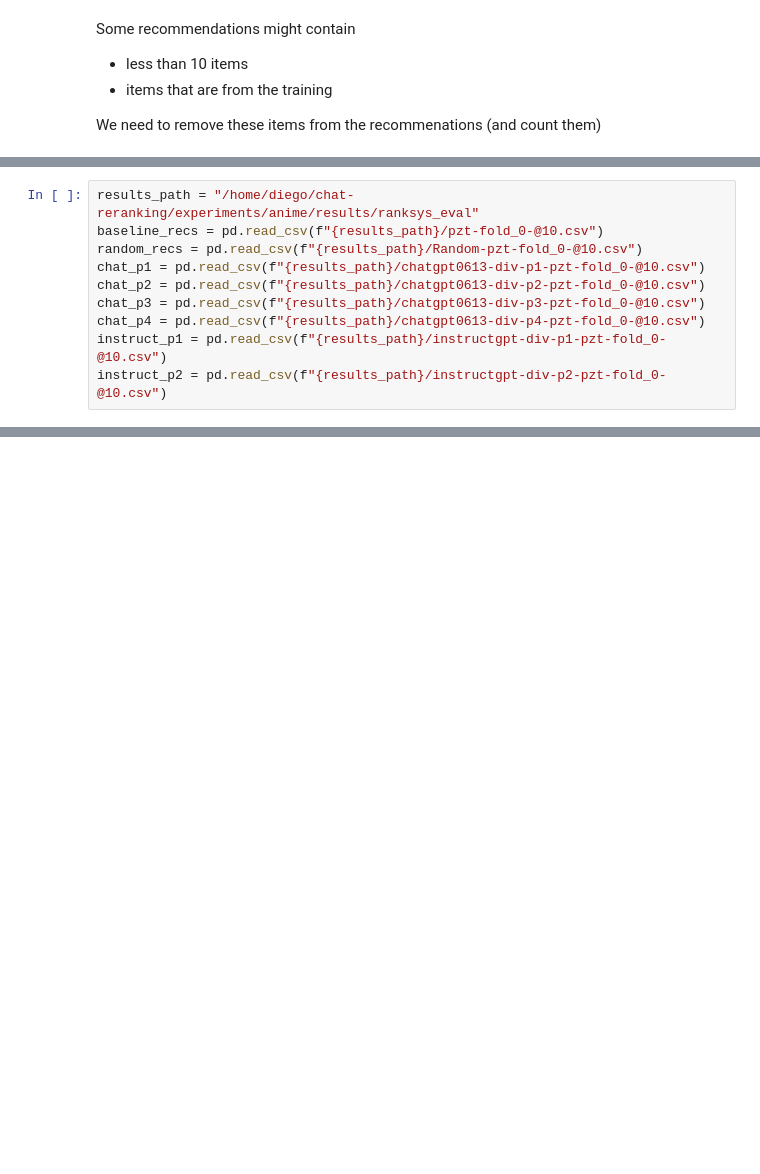
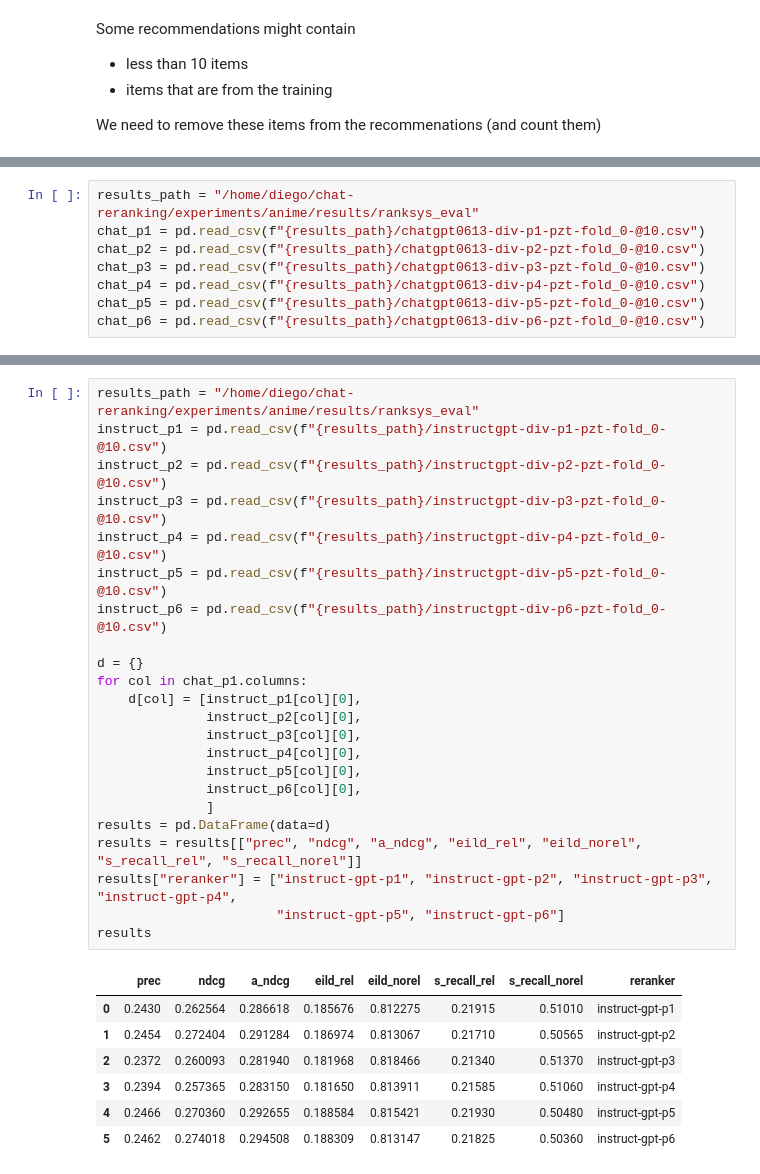
Before and after one commit to cdiego89phd/chat-reranking, a Jupyter notebook: notebooks/results_analysis_anime.ipynb, the cells around one changed output, grey strips where cells are left out. Drawn from its saved outputs; the diff is of its cells as text; blank space fills up the shorter version.

```diff
--- a/notebooks/results_analysis_anime.ipynb
+++ b/notebooks/results_analysis_anime.ipynb
@@ -199,13 +191,11 @@ See the caveats in the documentation: https://pandas.pydata.org/pandas-docs/stab
 # %%
 results_path = "/home/diego/chat-reranking/experiments/anime/results/ranksys_eval"
-baseline_recs = pd.read_csv(f"{results_path}/pzt-fold_0-@10.csv")
-random_recs = pd.read_csv(f"{results_path}/Random-pzt-fold_0-@10.csv")
 chat_p1 = pd.read_csv(f"{results_path}/chatgpt0613-div-p1-pzt-fold_0-@10.csv")
 chat_p2 = pd.read_csv(f"{results_path}/chatgpt0613-div-p2-pzt-fold_0-@10.csv")
 chat_p3 = pd.read_csv(f"{results_path}/chatgpt0613-div-p3-pzt-fold_0-@10.csv")
 chat_p4 = pd.read_csv(f"{results_path}/chatgpt0613-div-p4-pzt-fold_0-@10.csv")
-instruct_p1 = pd.read_csv(f"{results_path}/instructgpt-div-p1-pzt-fold_0-@10.csv")
-instruct_p2 = pd.read_csv(f"{results_path}/instructgpt-div-p2-pzt-fold_0-@10.csv")
+chat_p5 = pd.read_csv(f"{results_path}/chatgpt0613-div-p5-pzt-fold_0-@10.csv")
+chat_p6 = pd.read_csv(f"{results_path}/chatgpt0613-div-p6-pzt-fold_0-@10.csv")
 # %%
 d = {}
 for col in chat_p1.columns:
@@ -235,0 +222,31 @@ results
+# %%
+results_path = "/home/diego/chat-reranking/experiments/anime/results/ranksys_eval"
+instruct_p1 = pd.read_csv(f"{results_path}/instructgpt-div-p1-pzt-fold_0-@10.csv")
+instruct_p2 = pd.read_csv(f"{results_path}/instructgpt-div-p2-pzt-fold_0-@10.csv")
+instruct_p3 = pd.read_csv(f"{results_path}/instructgpt-div-p3-pzt-fold_0-@10.csv")
+instruct_p4 = pd.read_csv(f"{results_path}/instructgpt-div-p4-pzt-fold_0-@10.csv")
+instruct_p5 = pd.read_csv(f"{results_path}/instructgpt-div-p5-pzt-fold_0-@10.csv")
+instruct_p6 = pd.read_csv(f"{results_path}/instructgpt-div-p6-pzt-fold_0-@10.csv")
+
+d = {}
+for col in chat_p1.columns:
+    d[col] = [instruct_p1[col][0],
+              instruct_p2[col][0],
+              instruct_p3[col][0],
+              instruct_p4[col][0],
+              instruct_p5[col][0],
+              instruct_p6[col][0],
+              ]
+results = pd.DataFrame(data=d)
+results = results[["prec", "ndcg", "a_ndcg", "eild_rel", "eild_norel", "s_recall_rel", "s_recall_norel"]]
+results["reranker"] = ["instruct-gpt-p1", "instruct-gpt-p2", "instruct-gpt-p3", "instruct-gpt-p4",
+                       "instruct-gpt-p5", "instruct-gpt-p6"]
+results
+# %% [output]
+|  | prec | ndcg | a_ndcg | eild_rel | eild_norel | s_recall_rel | s_recall_norel | reranker |
+| 0 | 0.2430 | 0.262564 | 0.286618 | 0.185676 | 0.812275 | 0.21915 | 0.51010 | instruct-gpt-p1 |
+| 1 | 0.2454 | 0.272404 | 0.291284 | 0.186974 | 0.813067 | 0.21710 | 0.50565 | instruct-gpt-p2 |
+| 2 | 0.2372 | 0.260093 | 0.281940 | 0.181968 | 0.818466 | 0.21340 | 0.51370 | instruct-gpt-p3 |
+| 3 | 0.2394 | 0.257365 | 0.283150 | 0.181650 | 0.813911 | 0.21585 | 0.51060 | instruct-gpt-p4 |
+| 4 | 0.2466 | 0.270360 | 0.292655 | 0.188584 | 0.815421 | 0.21930 | 0.50480 | instruct-gpt-p5 |
+| 5 | 0.2462 | 0.274018 | 0.294508 | 0.188309 | 0.813147 | 0.21825 | 0.50360 | instruct-gpt-p6 |
```
Also changed, not shown: parts of 32 cells of this notebook, 3 other files.
